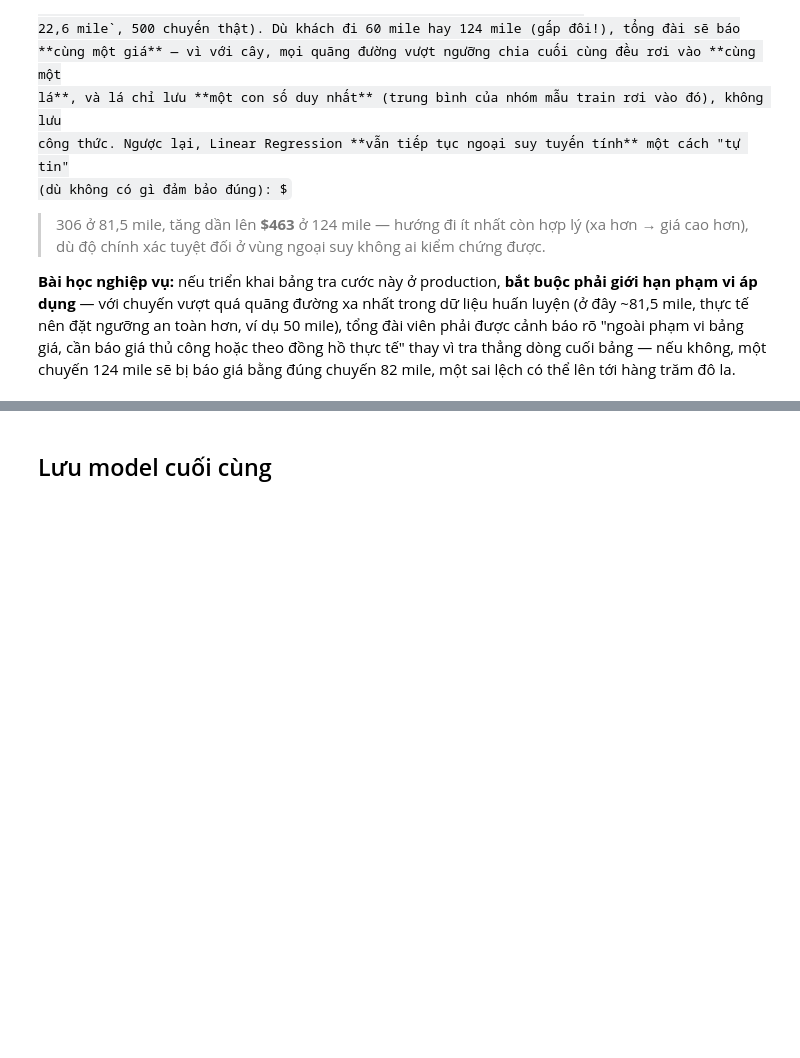
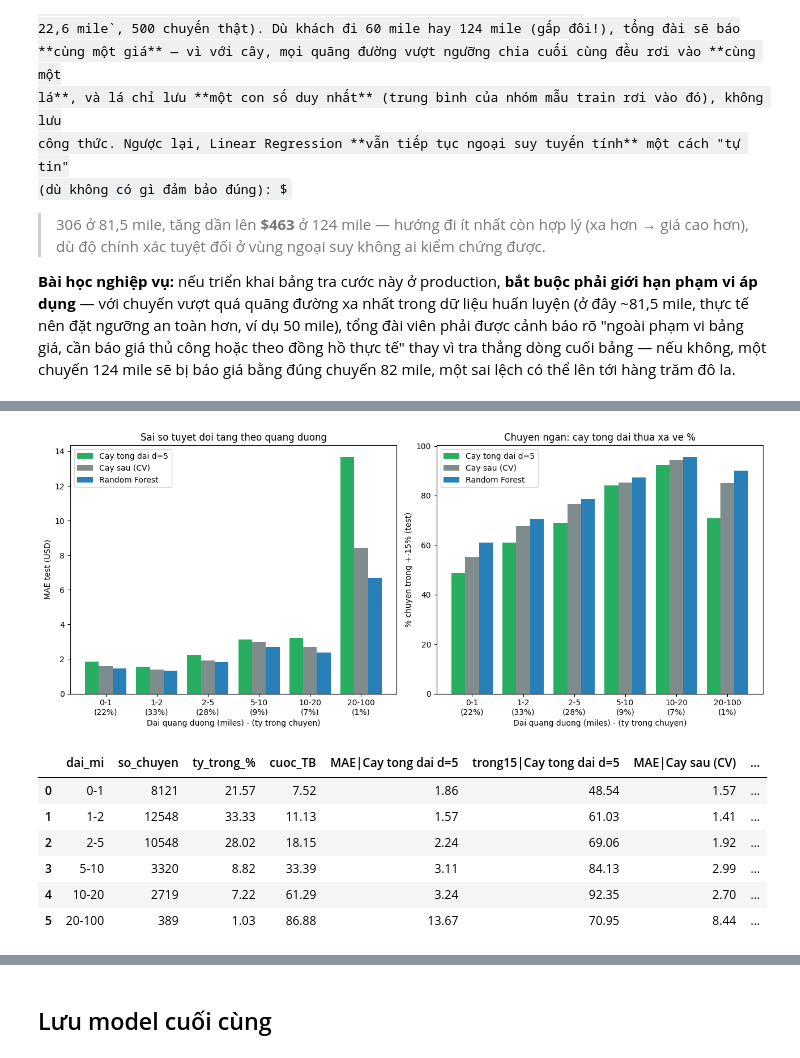
Before and after one commit to linhsand/CatLinh_lab_Machinelearning, a Jupyter notebook: 01-Hoc-May/02-Hoi-quy/TT-16-Decision-Tree-Regressor/notebooks/tree_regressor_taxi.ipynb, the cells around one changed output, grey strips where cells are left out. Drawn from its saved outputs; the diff is of its cells as text; code cells hidden in the pictures; some formulas as TeX source; blank space fills up the shorter version.

```diff
--- a/01-Hoc-May/02-Hoi-quy/TT-16-Decision-Tree-Regressor/notebooks/tree_regressor_taxi.ipynb
+++ b/01-Hoc-May/02-Hoi-quy/TT-16-Decision-Tree-Regressor/notebooks/tree_regressor_taxi.ipynb
@@ -725,0 +853,41 @@ lệch có thể lên tới hàng trăm đô la.
+# %%
+y_arr = np.asarray(y_test)
+band = pd.cut(X_test["trip_distance"].values, [0, 1, 2, 5, 10, 20, 100])
+names = list(test_preds)[:3]
+labels = ["Cay tong dai d=5", "Cay sau (CV)", "Random Forest"]
+rows = []
+for b in band.categories:
+    m = np.asarray(band == b)
+    row = {"dai_mi": f"{b.left:g}-{b.right:g}", "so_chuyen": int(m.sum()), "ty_trong_%": m.mean() * 100,
+           "cuoc_TB": float(y_arr[m].mean())}
+    for lab, k in zip(labels, names):
+        row[f"MAE|{lab}"] = mae(y_arr[m], test_preds[k][m])
+        row[f"trong15|{lab}"] = pct_within_band(y_arr[m], test_preds[k][m])
+    rows.append(row)
+gap_df = pd.DataFrame(rows)
+contrib = (gap_df[f"MAE|{labels[0]}"] - gap_df[f"MAE|{labels[2]}"]) * gap_df["so_chuyen"]
+gap_df["dong_gop_chenh_MAE_vs_RF_%"] = contrib / contrib.sum() * 100
+
+fig, axes = plt.subplots(1, 2, figsize=(13, 5.5))
+x = np.arange(len(gap_df))
+for i, (lab, col) in enumerate(zip(labels, ["#27ae60", "#7f8c8d", "#2980b9"])):
+    axes[0].bar(x + (i - 1) * 0.27, gap_df[f"MAE|{lab}"], 0.27, color=col, label=lab)
+    axes[1].bar(x + (i - 1) * 0.27, gap_df[f"trong15|{lab}"], 0.27, color=col, label=lab)
+for ax, yl in zip(axes, ["MAE test (USD)", "% chuyen trong +-15% (test)"]):
+    ax.set_xticks(x)
+    ax.set_xticklabels([f"{r.dai_mi}\n({r[3]:.0f}%)" for r in gap_df.itertuples()])
+    ax.set_xlabel("Dai quang duong (miles) - (ty trong chuyen)"); ax.set_ylabel(yl); ax.legend()
+axes[0].set_title("Sai so tuyet doi tang theo quang duong")
+axes[1].set_title("Chuyen ngan: cay tong dai thua xa ve %")
+fig.tight_layout()
+plt.show()
+gap_df.round(2)
+# %% [output]
+[figure, added]
+|  | dai_mi | so_chuyen | ty_trong_% | cuoc_TB | MAE|Cay tong dai d=5 | trong15|Cay tong dai d=5 | MAE|Cay sau (CV) | ... |
+| 0 | 0-1 | 8121 | 21.57 | 7.52 | 1.86 | 48.54 | 1.57 | ... |
+| 1 | 1-2 | 12548 | 33.33 | 11.13 | 1.57 | 61.03 | 1.41 | ... |
+| 2 | 2-5 | 10548 | 28.02 | 18.15 | 2.24 | 69.06 | 1.92 | ... |
+| 3 | 5-10 | 3320 | 8.82 | 33.39 | 3.11 | 84.13 | 2.99 | ... |
+| 4 | 10-20 | 2719 | 7.22 | 61.29 | 3.24 | 92.35 | 2.70 | ... |
+| 5 | 20-100 | 389 | 1.03 | 86.88 | 13.67 | 70.95 | 8.44 | ... |
```
Also changed, not shown: parts of 27 cells of this notebook, 12 other files.
